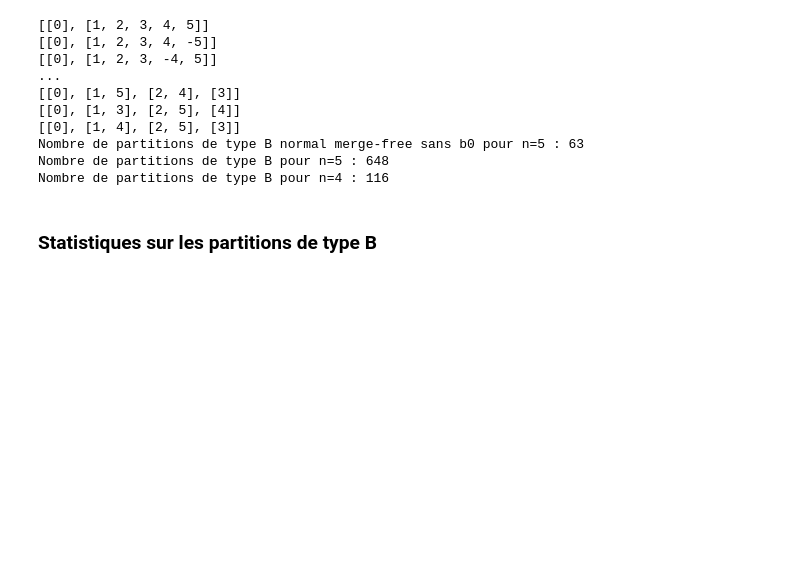
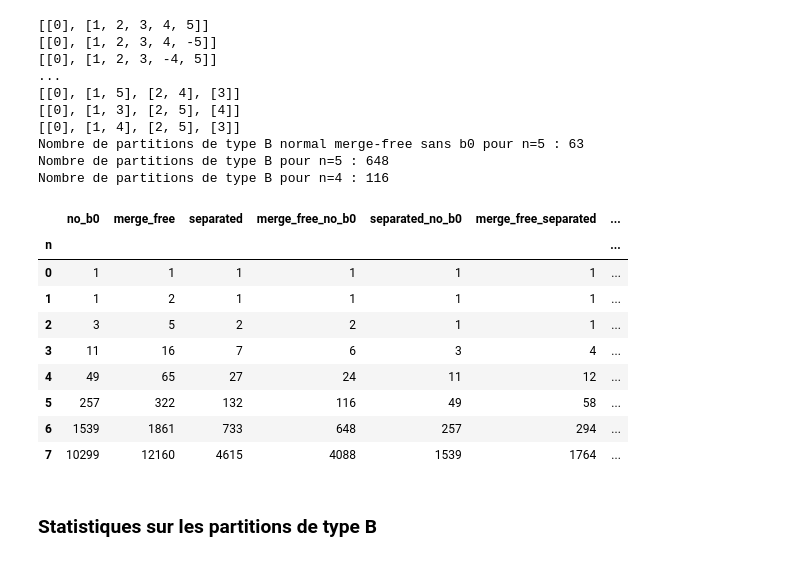
Before and after one commit to Romain-Gerard/algo, a Jupyter notebook: combinatoire_bases.ipynb, the cells around one changed output. Saved outputs shown, nothing was run; the diff lists cells and outputs as text; code cells hidden in the pictures; blank space fills up the shorter version.

```diff
--- a/combinatoire_bases.ipynb
+++ b/combinatoire_bases.ipynb
@@ -966,6 +970,41 @@ print(f"Nombre de partitions de type B pour n={n} : {len(parts_B)}")
 Nombre de partitions de type B normal merge-free sans b0 pour n=5 : 63
 Nombre de partitions de type B pour n=5 : 648
 Nombre de partitions de type B pour n=4 : 116
+# %%
+# "The number of type B merging-free separated partition over n and
+# and the number of type B set partitions without zero block over n-1
+# are equal."
+
+results = []
+for n in range(8):
+    E = list(range(n + 1))
+    parts_A = partitionne_bell(E)
+    parts_B = get_all_parts_B_from_A(parts_A)
+
+    results.append({
+        'n'                              : n,
+        'no_b0'                          : sum(not has_zero_block(p) for p in parts_B),
+        'merge_free'                     : sum(is_merge_free(p) for p in parts_B),
+        'separated'                      : sum(is_separated(p) for p in parts_B),
+        'merge_free_no_b0'               : sum(is_merge_free(p) and not has_zero_block(p) for p in parts_B),
+        'separated_no_b0'                : sum(is_separated(p)  and not has_zero_block(p) for p in parts_B),
+        'merge_free_separated'           : sum(is_merge_free(p) and is_separated(p) for p in parts_B),
+        'merge_free_separated_no_b0'     : sum(is_merge_free(p) and is_separated(p) and not has_zero_block(p) for p in parts_B)
+    })
+
+df = pd.DataFrame(results).set_index('n')
+df
+# %% [output]
+|  | no_b0 | merge_free | separated | merge_free_no_b0 | separated_no_b0 | merge_free_separated | ... |
+| n |  |  |  |  |  |  | ... |
+| 0 | 1 | 1 | 1 | 1 | 1 | 1 | ... |
+| 1 | 1 | 2 | 1 | 1 | 1 | 1 | ... |
+| 2 | 3 | 5 | 2 | 2 | 1 | 1 | ... |
+| 3 | 11 | 16 | 7 | 6 | 3 | 4 | ... |
+| 4 | 49 | 65 | 27 | 24 | 11 | 12 | ... |
+| 5 | 257 | 322 | 132 | 116 | 49 | 58 | ... |
+| 6 | 1539 | 1861 | 733 | 648 | 257 | 294 | ... |
+| 7 | 10299 | 12160 | 4615 | 4088 | 1539 | 1764 | ... |
 # %% [markdown]
 ### Statistiques sur les partitions de type B
 # %% [markdown]
```
Also changed, not shown: parts of 6 cells of this notebook.
